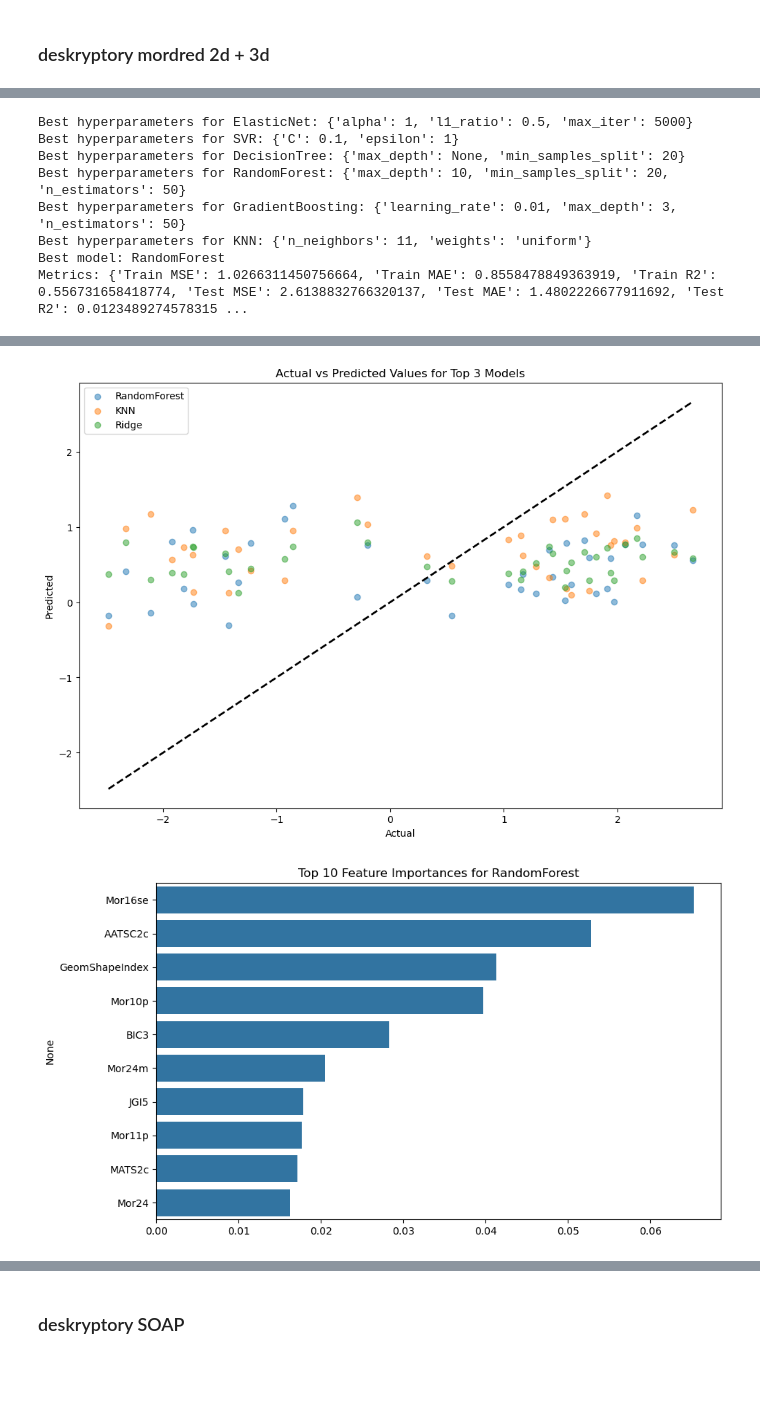
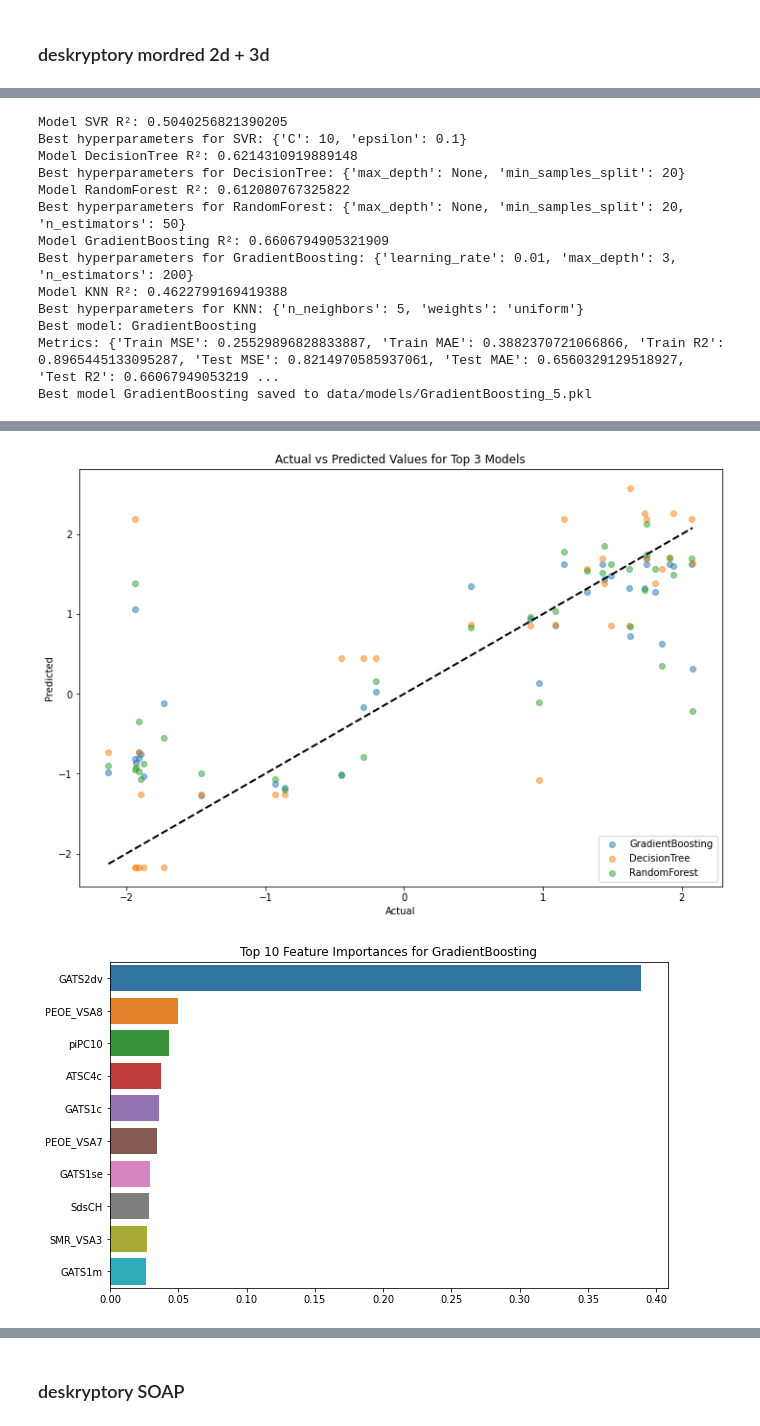
Before and after one commit to igmure/Redox_pred, a Jupyter notebook: model.ipynb, the cells around one changed output, grey strips where cells are left out. Saved outputs shown, nothing was run; the diff lists cells and outputs as text; code cells hidden in the pictures; blank space fills up the shorter version.

Commit message:
Rename and reorganize Jupyter notebooks;  run more models in models.ipynb

```diff
--- a/model.ipynb
+++ b/model.ipynb
@@ -236,0 +245,4 @@ KNN: {'Train MSE': 0.6287949699699699, 'Train MAE': 0.516509009009009, 'Train R2
+# %%
+columns_to_keep = ['Charge_rd', 'UHF_rd', 'nHetero', 'nBondsD', 'Xc-5dv', 'PEOE_VSA1', 'ATSC0i', 'TSRW10', 'SlogP_VSA1', 'nN']
+df_descriptors = df_descriptors[columns_to_keep]
+df_descriptors
@@ -236,0 +263,12 @@ KNN: {'Train MSE': 0.6287949699699699, 'Train MAE': 0.516509009009009, 'Train R2
+# %%
+X = df_descriptors  # DataFrame containing descriptors
+y = df['dG_red']    # Target values to predict
+
+# Create and train the regression model
+reg_model = RegressionModel(X, y)
+reg_model.run()
+
+# Display metrics for all models
+print("Metrics for all models:")
+for model_name, metrics in reg_model.metrics.items():
+    print(f"{model_name}: {metrics}")
@@ -296,0 +310,9 @@ df_des
+# %%
+df_descriptors = pd.read_csv('data/sdf_descriptors.csv', index_col=False)
+df = pd.read_csv('data/OROP_updated.csv', index_col=False)
+
+df_descriptors=df_descriptors.dropna()
+df_descriptors.set_index('system_number', inplace=True)
+df_descriptors=df_descriptors.reindex(df['system_number'].values)
+df_descriptors.reset_index(inplace=True)
+df_descriptors
@@ -296,0 +333,6 @@ df_des
+# %%
+new_df=pd.concat([df, df_descriptors], axis=1)
+new_df=new_df.dropna()
+new_des_df=new_df.drop(columns=['system_number','dG_red', 'Solvent', 'Charge_gn', 'Charge_rd', 'UHF_gn', 'UHF_rd', 'SMILES_1', 'NumAtoms_1'])
+new_data=new_df['dG_red']
+new_data
@@ -297,6 +352,6 @@ df_des
 # %%
-X = df_des
-y = df_combined['dG_red']
+X = new_des_df  # DataFrame containing descriptors
+y = new_data    # Target values to predict
 
 # Create and train the regression model
 reg_model = RegressionModel(X, y)
@@ -312,8 +369,13 @@ Best hyperparameters for Lasso: {'alpha': 1, 'max_iter': 5000}
-Best hyperparameters for ElasticNet: {'alpha': 1, 'l1_ratio': 0.5, 'max_iter': 5000}
-Best hyperparameters for SVR: {'C': 0.1, 'epsilon': 1}
+Model SVR R²: 0.5040256821390205
+Best hyperparameters for SVR: {'C': 10, 'epsilon': 0.1}
+Model DecisionTree R²: 0.6214310919889148
 Best hyperparameters for DecisionTree: {'max_depth': None, 'min_samples_split': 20}
-Best hyperparameters for RandomForest: {'max_depth': 10, 'min_samples_split': 20, 'n_estimators': 50}
-Best hyperparameters for GradientBoosting: {'learning_rate': 0.01, 'max_depth': 3, 'n_estimators': 50}
-Best hyperparameters for KNN: {'n_neighbors': 11, 'weights': 'uniform'}
-Best model: RandomForest
-Metrics: {'Train MSE': 1.0266311450756664, 'Train MAE': 0.8558478849363919, 'Train R2': 0.556731658418774, 'Test MSE': 2.6138832766320137, 'Test MAE': 1.4802226677911692, 'Test R2': 0.0123489274578315 ...
+Model RandomForest R²: 0.612080767325822
+Best hyperparameters for RandomForest: {'max_depth': None, 'min_samples_split': 20, 'n_estimators': 50}
+Model GradientBoosting R²: 0.6606794905321909
+Best hyperparameters for GradientBoosting: {'learning_rate': 0.01, 'max_depth': 3, 'n_estimators': 200}
+Model KNN R²: 0.4622799169419388
+Best hyperparameters for KNN: {'n_neighbors': 5, 'weights': 'uniform'}
+Best model: GradientBoosting
+Metrics: {'Train MSE': 0.25529896828833887, 'Train MAE': 0.3882370721066866, 'Train R2': 0.8965445133095287, 'Test MSE': 0.8214970585937061, 'Test MAE': 0.6560329129518927, 'Test R2': 0.66067949053219 ...
+Best model GradientBoosting saved to data/models/GradientBoosting_5.pkl
@@ -323,2 +385,2 @@ Metrics: {'Train MSE': 1.0266311450756664, 'Train MAE': 0.8558478849363919, 'Tra
-[figure, old version]
+[figure, new version]
-[figure, old version]
+[figure, new version]
```
Also changed, not shown: parts of 25 cells of this notebook, 15 other files.
